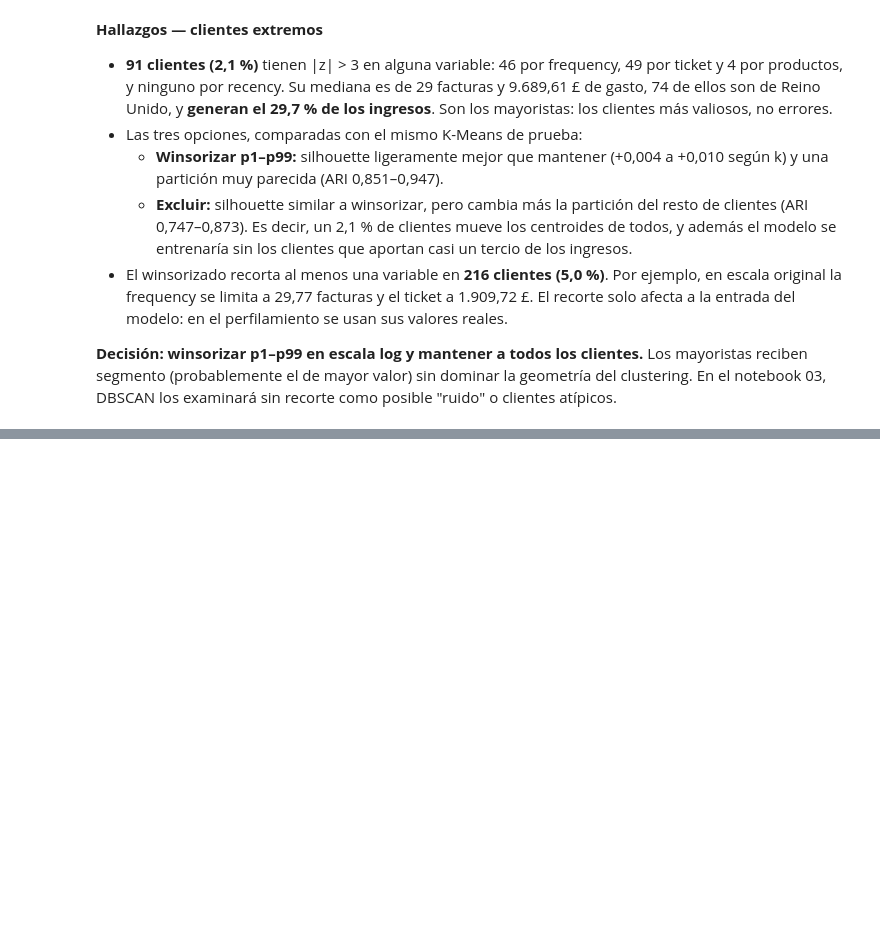
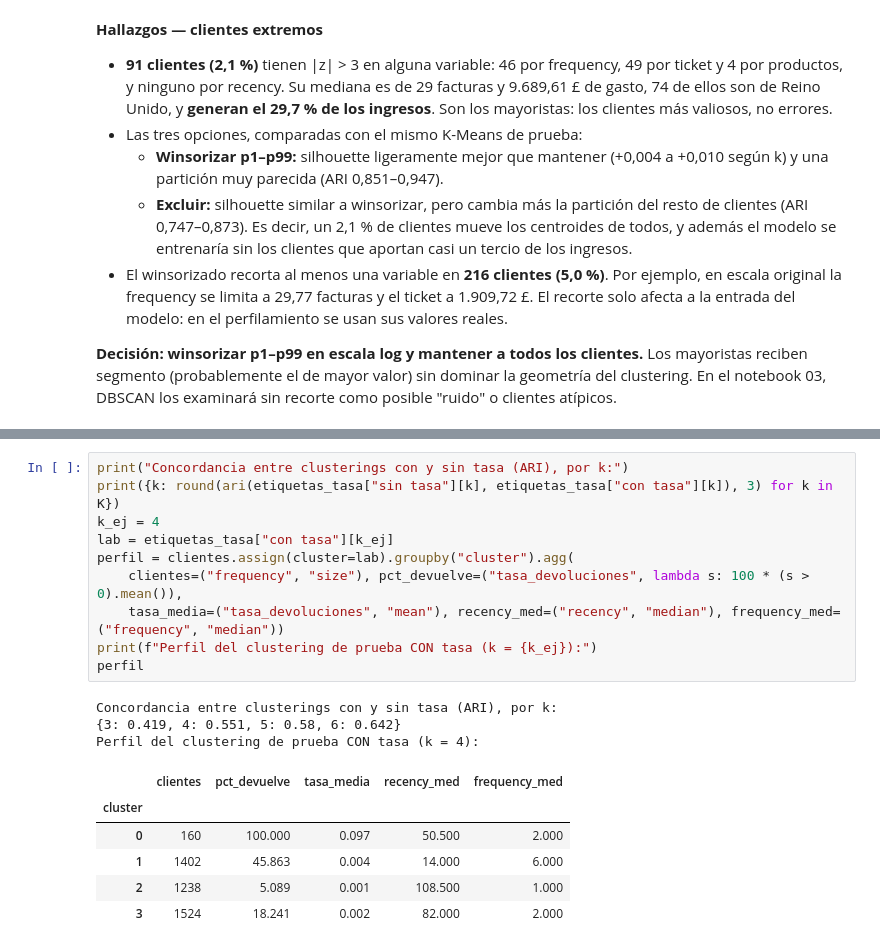
Before and after one commit to Andres766/proeyecto-mineria-de-datos, a Jupyter notebook: notebooks/02_features.ipynb, the cells around one changed output, grey strips where cells are left out. Saved outputs shown, nothing was run; the diff lists cells and outputs as text; blank space fills up the shorter version.

```diff
--- a/notebooks/02_features.ipynb
+++ b/notebooks/02_features.ipynb
@@ -470,0 +523,20 @@ sin recorte como posible "ruido" o clientes atípicos.
+# %%
+print("Concordancia entre clusterings con y sin tasa (ARI), por k:")
+print({k: round(ari(etiquetas_tasa["sin tasa"][k], etiquetas_tasa["con tasa"][k]), 3) for k in K})
+k_ej = 4
+lab = etiquetas_tasa["con tasa"][k_ej]
+perfil = clientes.assign(cluster=lab).groupby("cluster").agg(
+    clientes=("frequency", "size"), pct_devuelve=("tasa_devoluciones", lambda s: 100 * (s > 0).mean()),
+    tasa_media=("tasa_devoluciones", "mean"), recency_med=("recency", "median"), frequency_med=("frequency", "median"))
+print(f"Perfil del clustering de prueba CON tasa (k = {k_ej}):")
+perfil
+# %% [output]
+Concordancia entre clusterings con y sin tasa (ARI), por k:
+{3: 0.419, 4: 0.551, 5: 0.58, 6: 0.642}
+Perfil del clustering de prueba CON tasa (k = 4):
+|  | clientes | pct_devuelve | tasa_media | recency_med | frequency_med |
+| cluster |  |  |  |  |  |
+| 0 | 160 | 100.000 | 0.097 | 50.500 | 2.000 |
+| 1 | 1402 | 45.863 | 0.004 | 14.000 | 6.000 |
+| 2 | 1238 | 5.089 | 0.001 | 108.500 | 1.000 |
+| 3 | 1524 | 18.241 | 0.002 | 82.000 | 2.000 |
```
Also changed, not shown: parts of 4 cells of this notebook.
